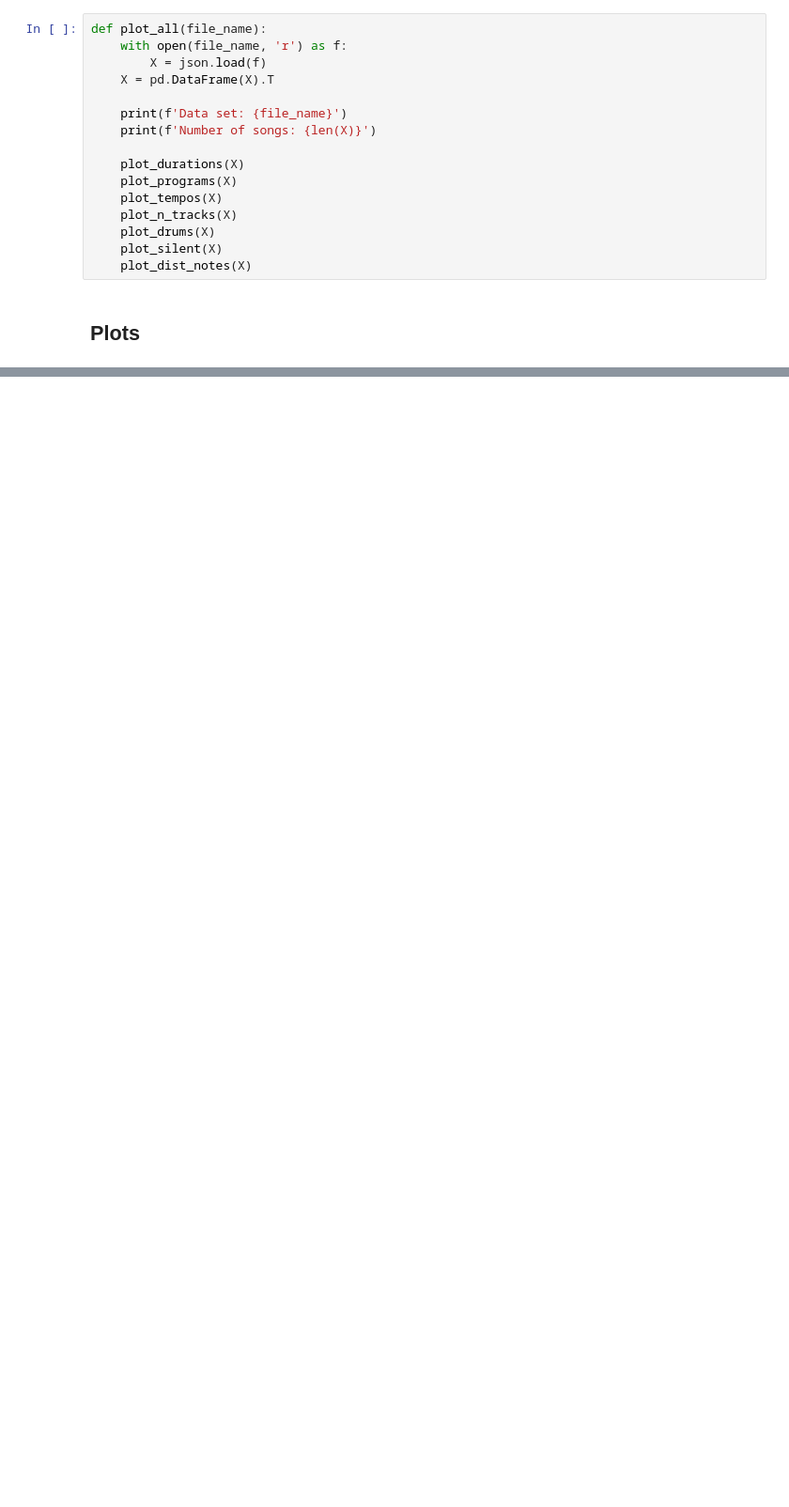
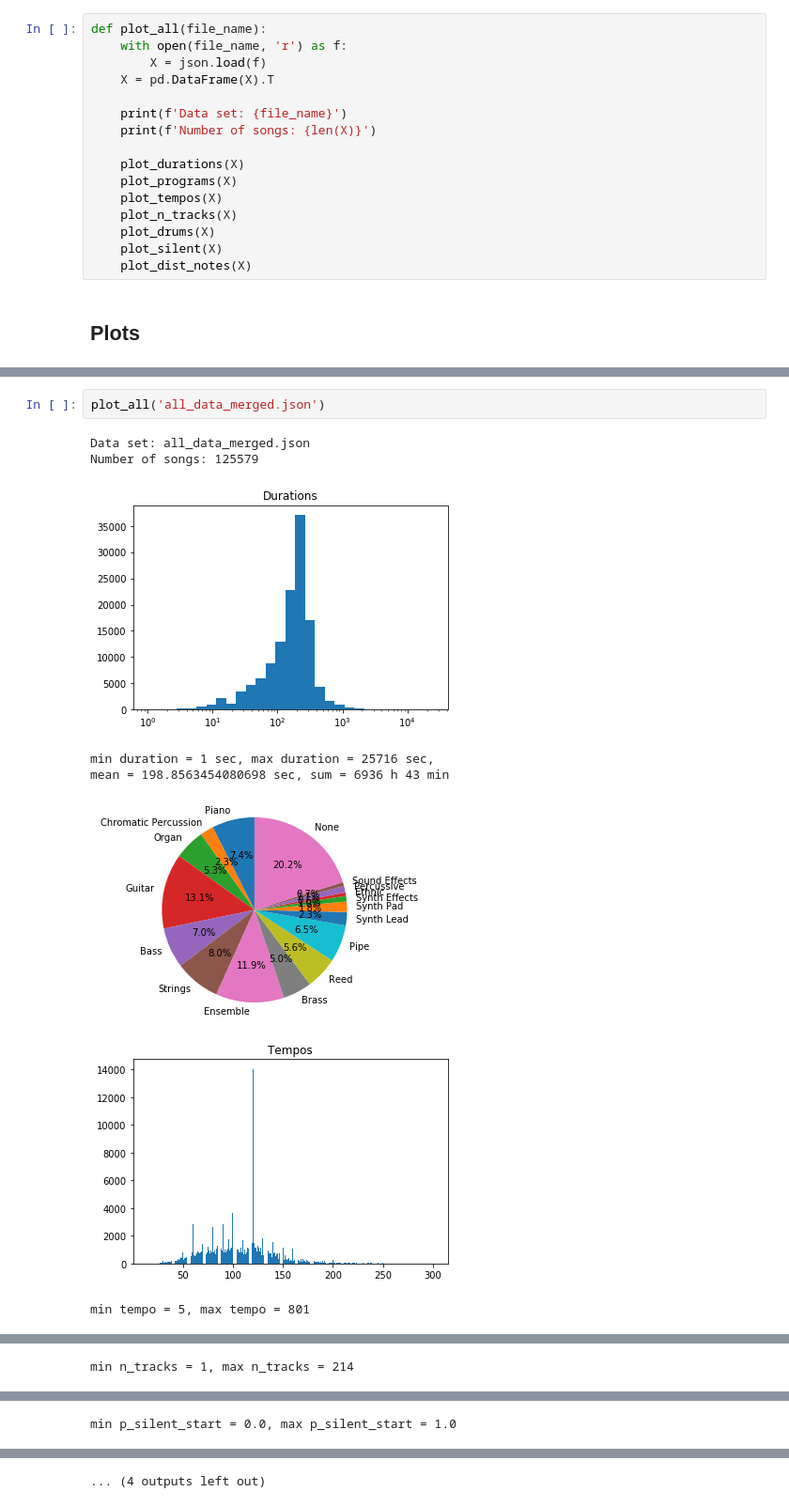
Before and after one commit to michaelkaeppler/AI_Music, a Jupyter notebook: plots.ipynb, the cells around one changed output, grey strips where cells are left out. Shown at 94% size. Cells and saved outputs as stored; diff of their text form; blank space fills up the shorter version.

```diff
--- a/plots.ipynb
+++ b/plots.ipynb
@@ -175,0 +255,11 @@ plot_all('all_data_midiworld.json')
+# %%
+plot_all('all_data_merged.json')
+# %% [output]
+Data set: all_data_merged.json
+Number of songs: 125579
+[figure, added]
+min duration = 1 sec, max duration = 25716 sec,
+mean = 198.8563454080698 sec, sum = 6936 h 43 min
+[figure, added]
+[figure, added]
+min tempo = 5, max tempo = 801
@@ -175,0 +267 @@ plot_all('all_data_midiworld.json')
+min n_tracks = 1, max n_tracks = 214
@@ -175,0 +270 @@ plot_all('all_data_midiworld.json')
+min p_silent_start = 0.0, max p_silent_start = 1.0
@@ -175,0 +272 @@ plot_all('all_data_midiworld.json')
+... (4 outputs left out)
```
Also changed, not shown: parts of 7 cells of this notebook.
